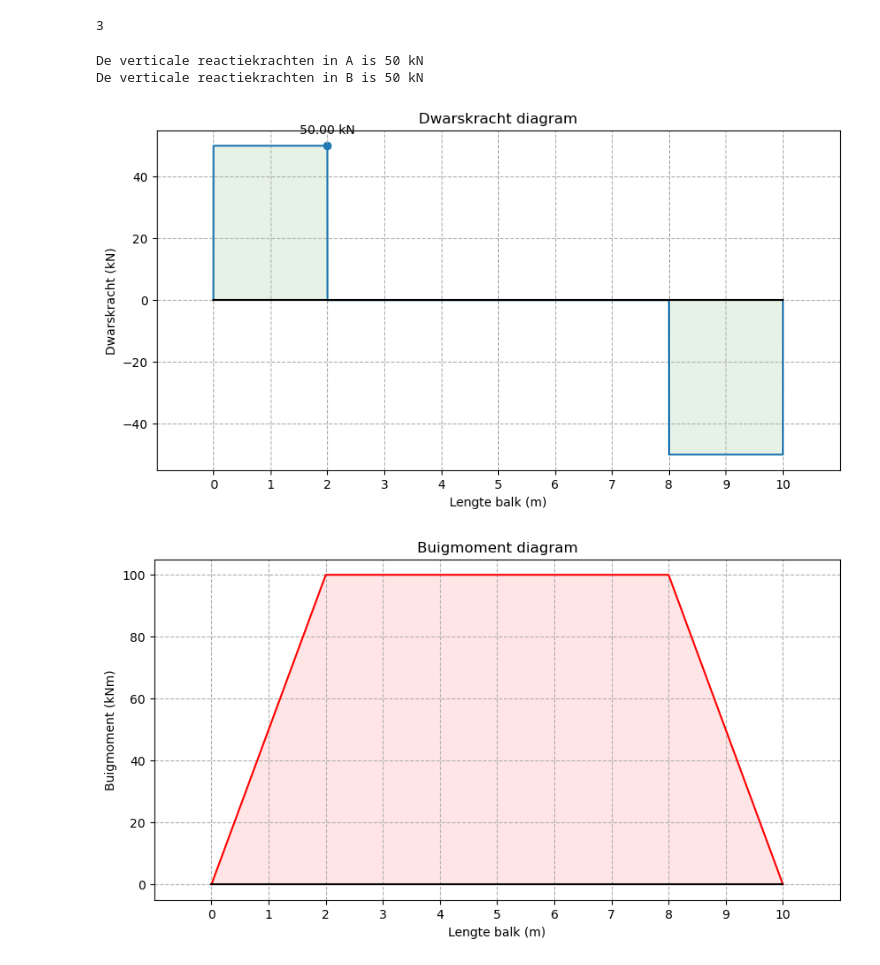
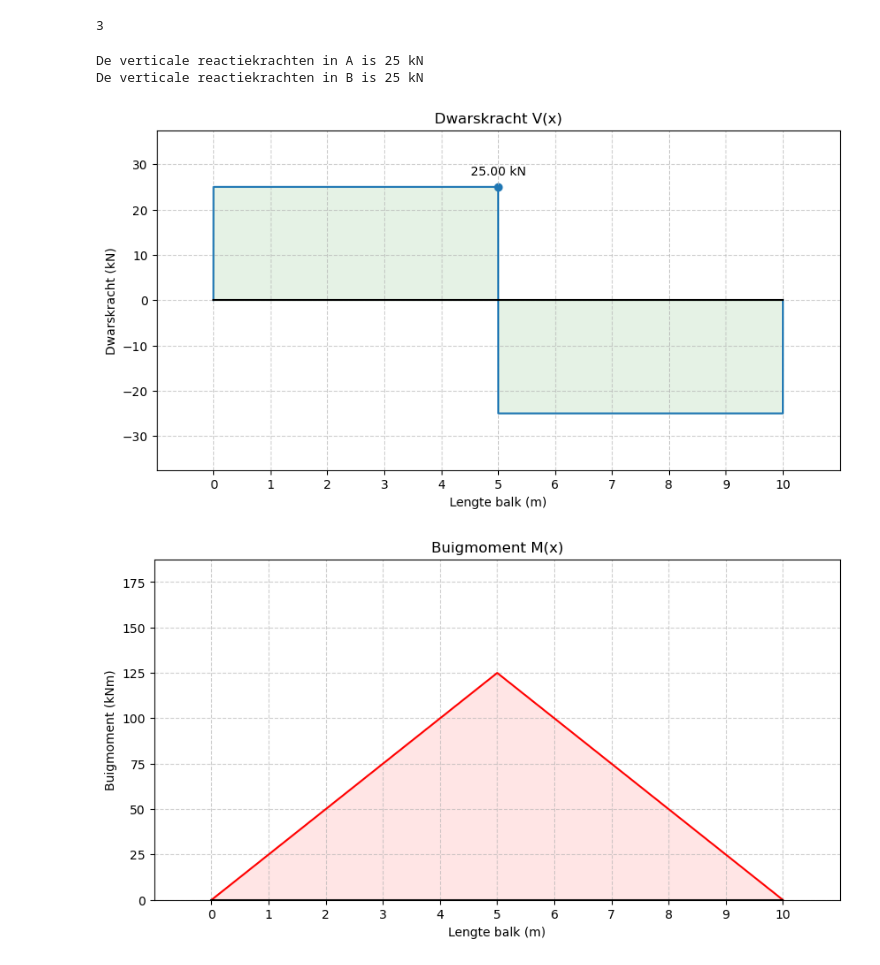
Before and after one commit to RaoulTj/Mechanica1, a Jupyter notebook: book/H1/OpgaveF7_6.ipynb, the cells around one changed output. Drawn from its saved outputs; the diff is of its cells as text; code cells hidden in the pictures.

```diff
--- a/book/H1/OpgaveF7_6.ipynb
+++ b/book/H1/OpgaveF7_6.ipynb
@@ -15,7 +15,7 @@ lengteBalk = 10.0     # lengte van de balk [m]
 A = 0         # positie oplegging A (rol) [m]
 B = 10        # positie oplegging B (scharnier) [m]
 
-puntlasten = np.array([ [2, 0, -50],[8, 0, -50] ])  # [position (m), magnitude (kN)]
+puntlasten = np.array([ [5, 0, -50] ])  # [position (m), magnitude (kN)]
 #koppel = np.array([[5, 50]])  # [position (m), magnitude (kNm)]
 #verdeeldeBelasting = np.array([[0, 10, -10]])  # [start position (m), end position (m), magnitude (kN/m)]
 # %%
@@ -223,8 +223,8 @@ if (nVB > 0):
 print ("De verticale reactiekrachten in A is {one} kN".format(one= round(reactieKrachten[0],2) ))
 print ("De verticale reactiekrachten in B is {one} kN".format(one= round(reactieKrachten[2],2) ))
 # %% [output]
-De verticale reactiekrachten in A is 50 kN
-De verticale reactiekrachten in B is 50 kN
+De verticale reactiekrachten in A is 25 kN
+De verticale reactiekrachten in B is 25 kN
 # %%
 import plotly as py
 import plotly.graph_objects as go
@@ -291,51 +291,56 @@ plt.annotate(
 )
 
 # Titels en labels
-plt.title("Dwarskracht diagram")
+plt.title("Dwarskracht V(x)")
 plt.xlabel("Lengte balk (m)")
 plt.ylabel("Dwarskracht (kN)")
 
 # x-as bereik zoals in Plotly
 plt.xlim(-1, lengteBalk + 1)
 
+# x-as bereik zoals in Plotly
+plt.ylim(1.5*min(np.sum(shearForce, axis=0)), 1.5*max(np.sum(shearForce, axis=0)) )
+
 # x-ticks op elke meter
 plt.xticks(np.arange(0, lengteBalk + 1, 1))
 
 # **Grid met stippellijnen**
-plt.grid(True, linestyle='--')
+plt.grid(True, linestyle='--', alpha=0.6)
 
 plt.show()
 # %% [output]
-[figure, old version]
+[figure, new version]
 # %%
 import matplotlib.pyplot as plt
 import numpy as np
 
 plt.figure(figsize=(10, 5))
 
 # Buigmomentlijn
 plt.plot(X, np.sum(bendingMoment, axis=0), label="Buigmoment (kNm)", color='red')
 
 # Opvullen onder de lijn
 plt.fill_between(X, np.sum(bendingMoment, axis=0), color='red', alpha=0.1)
 
 # Horizontale as alleen van 0 tot lengteBalk
 plt.plot([0, lengteBalk], [0, 0], color='black')
 
 # Titels en labels
-plt.title("Buigmoment diagram")
+plt.title("Buigmoment M(x)")
 plt.xlabel("Lengte balk (m)")
 plt.ylabel("Buigmoment (kNm)")
 
 # Zelfde x-as bereik als Plotly
 plt.xlim(-1, lengteBalk + 1)
 
+plt.ylim(1.5*min(np.sum(bendingMoment, axis=0)), 1.5*max(np.sum(bendingMoment, axis=0)) )
+
 # x-ticks op elke meter
 plt.xticks(np.arange(0, lengteBalk + 1, 1))
 
 # Grid met stippellijnen (consistent met vorige plot)
-plt.grid(True, linestyle='--')
+plt.grid(True, linestyle='--', alpha=0.6)
 
 plt.show()
 # %% [output]
-[figure, old version]
+[figure, new version]
```
